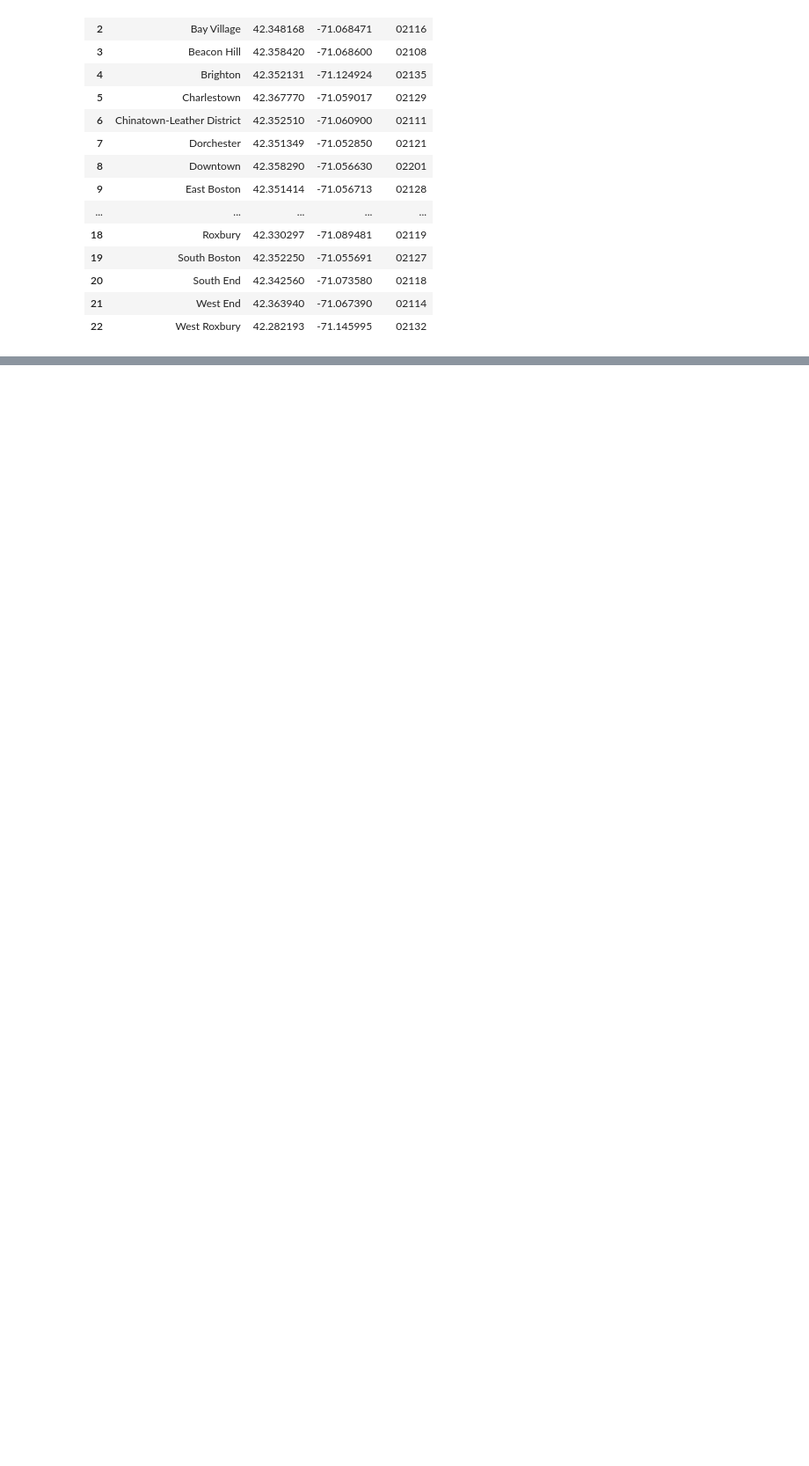
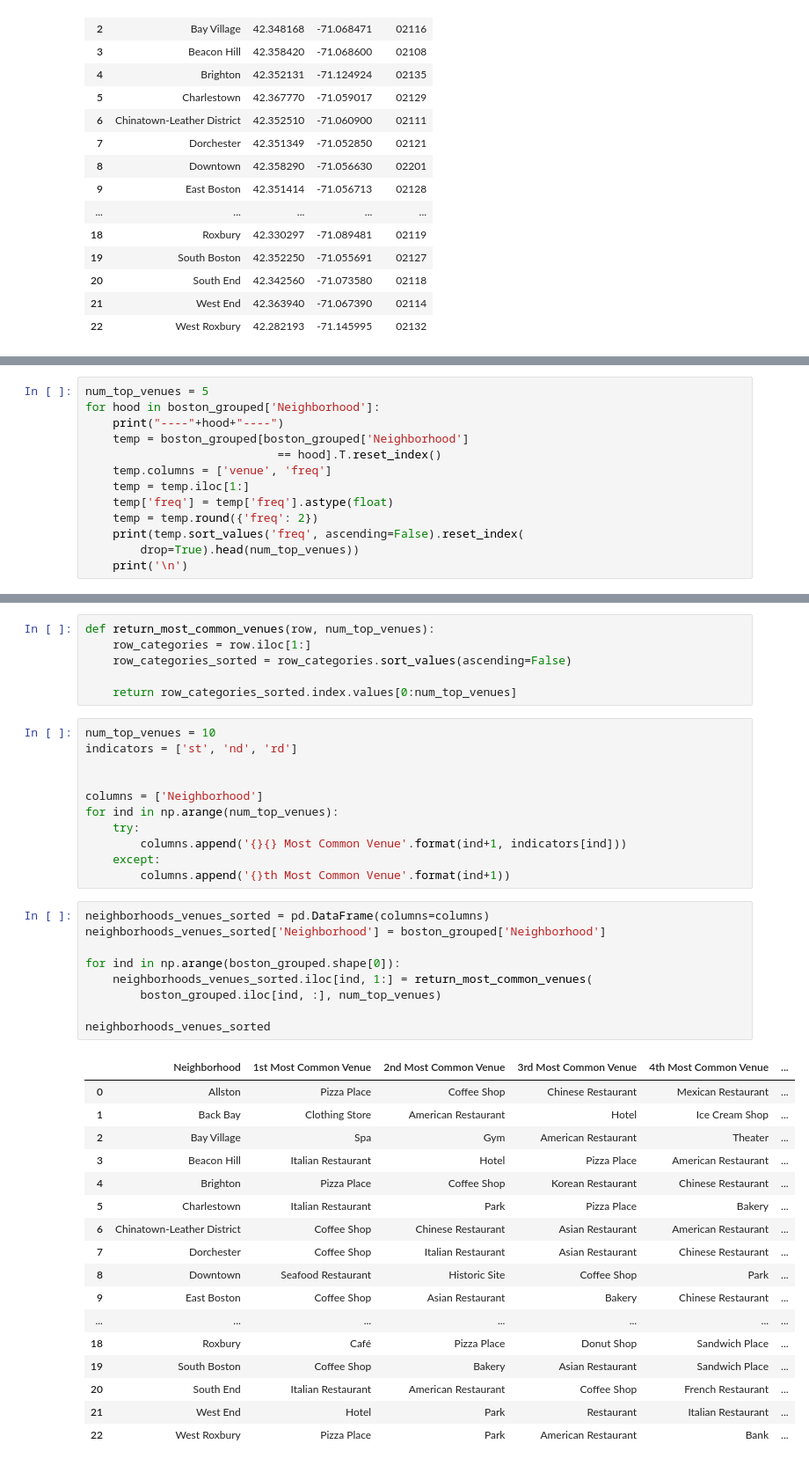
Before and after one commit to zokigorgiev83/Coursera-Capstone, a Jupyter notebook: the_battle_of_neighborhoods.ipynb, the cells around one changed output, grey strips where cells are left out. Shown at 88% size. Drawn from its saved outputs; the diff is of its cells as text; blank space fills up the shorter version.

```diff
--- a/the_battle_of_neighborhoods.ipynb
+++ b/the_battle_of_neighborhoods.ipynb
@@ -412,0 +580,13 @@ map_boston
+# %%
+num_top_venues = 5
+for hood in boston_grouped['Neighborhood']:
+    print("----"+hood+"----")
+    temp = boston_grouped[boston_grouped['Neighborhood']
+                            == hood].T.reset_index()
+    temp.columns = ['venue', 'freq']
+    temp = temp.iloc[1:]
+    temp['freq'] = temp['freq'].astype(float)
+    temp = temp.round({'freq': 2})
+    print(temp.sort_values('freq', ascending=False).reset_index(
+        drop=True).head(num_top_venues))
+    print('\n')
@@ -412,0 +611,44 @@ map_boston
+# %%
+def return_most_common_venues(row, num_top_venues):
+    row_categories = row.iloc[1:]
+    row_categories_sorted = row_categories.sort_values(ascending=False)
+
+    return row_categories_sorted.index.values[0:num_top_venues]
+# %%
+num_top_venues = 10
+indicators = ['st', 'nd', 'rd']
+
+
+columns = ['Neighborhood']
+for ind in np.arange(num_top_venues):
+    try:
+        columns.append('{}{} Most Common Venue'.format(ind+1, indicators[ind]))
+    except:
+        columns.append('{}th Most Common Venue'.format(ind+1))
+# %%
+neighborhoods_venues_sorted = pd.DataFrame(columns=columns)
+neighborhoods_venues_sorted['Neighborhood'] = boston_grouped['Neighborhood']
+
+for ind in np.arange(boston_grouped.shape[0]):
+    neighborhoods_venues_sorted.iloc[ind, 1:] = return_most_common_venues(
+        boston_grouped.iloc[ind, :], num_top_venues)
+
+neighborhoods_venues_sorted
+# %% [output]
+|  | Neighborhood | 1st Most Common Venue | 2nd Most Common Venue | 3rd Most Common Venue | 4th Most Common Venue | ... |
+| 0 | Allston | Pizza Place | Coffee Shop | Chinese Restaurant | Mexican Restaurant | ... |
+| 1 | Back Bay | Clothing Store | American Restaurant | Hotel | Ice Cream Shop | ... |
+| 2 | Bay Village | Spa | Gym | American Restaurant | Theater | ... |
+| 3 | Beacon Hill | Italian Restaurant | Hotel | Pizza Place | American Restaurant | ... |
+| 4 | Brighton | Pizza Place | Coffee Shop | Korean Restaurant | Chinese Restaurant | ... |
+| 5 | Charlestown | Italian Restaurant | Park | Pizza Place | Bakery | ... |
+| 6 | Chinatown-Leather District | Coffee Shop | Chinese Restaurant | Asian Restaurant | American Restaurant | ... |
+| 7 | Dorchester | Coffee Shop | Italian Restaurant | Asian Restaurant | Chinese Restaurant | ... |
+| 8 | Downtown | Seafood Restaurant | Historic Site | Coffee Shop | Park | ... |
+| 9 | East Boston | Coffee Shop | Asian Restaurant | Bakery | Chinese Restaurant | ... |
+| ... | ... | ... | ... | ... | ... | ... |
+| 18 | Roxbury | Café | Pizza Place | Donut Shop | Sandwich Place | ... |
+| 19 | South Boston | Coffee Shop | Bakery | Asian Restaurant | Sandwich Place | ... |
+| 20 | South End | Italian Restaurant | American Restaurant | Coffee Shop | French Restaurant | ... |
+| 21 | West End | Hotel | Park | Restaurant | Italian Restaurant | ... |
+| 22 | West Roxbury | Pizza Place | Park | American Restaurant | Bank | ... |
```
Also changed, not shown: parts of 19 cells of this notebook.
